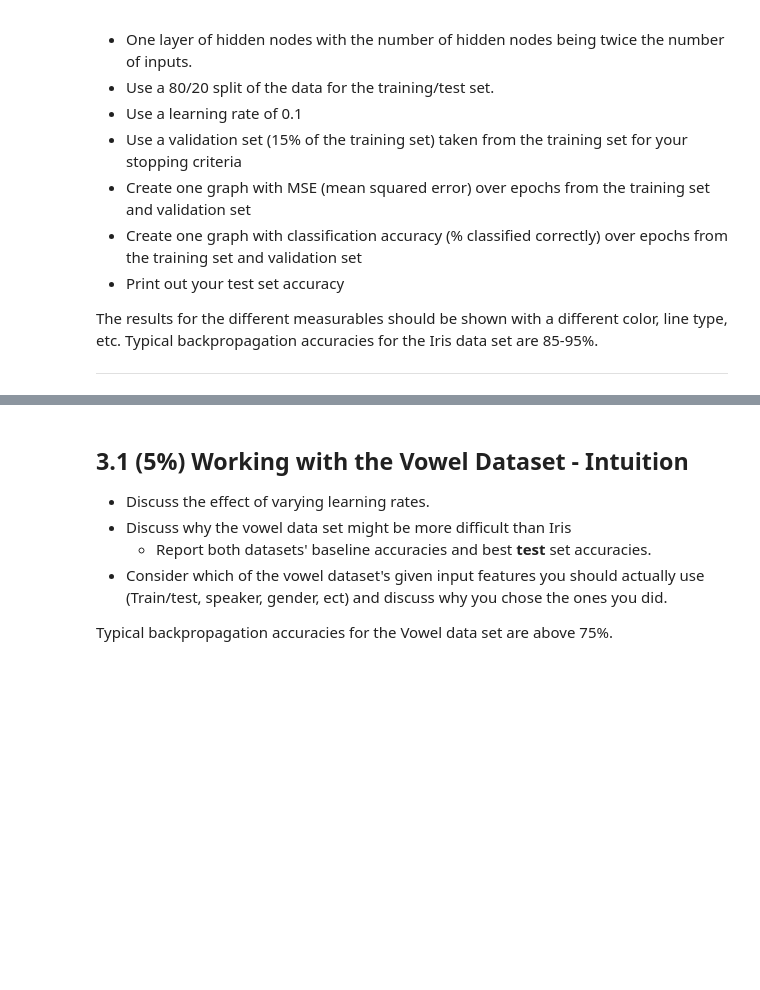
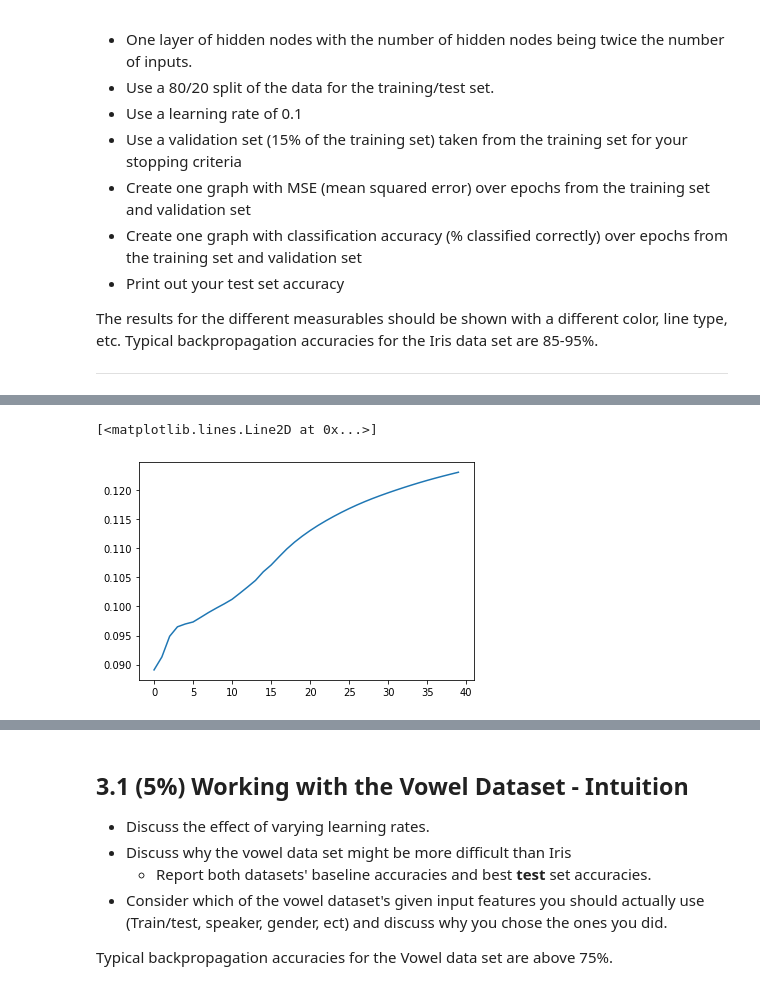
Before and after one commit to tjtyler/MachLearn_MultiLayerPerceptron_BackProp, a Jupyter notebook: lab_2_backprop.ipynb, the cells around one changed output, grey strips where cells are left out. Cells and saved outputs as stored; diff of their text form; code cells hidden in the pictures; blank space fills up the shorter version.

```diff
--- a/lab_2_backprop.ipynb
+++ b/lab_2_backprop.ipynb
@@ -689,48 +715,42 @@ If you would like you may average the results of multiple initial conditions (e.
 # %%
 # Train on each dataset
 # Load evaluation data
 raw_data = loadarff('/content/drive/MyDrive/School/CS_472_MachLearning/labs/lab2_backpropagation/data/vowel.arff')
 df_data = pd.DataFrame(raw_data[0])
 
 np_arr = df_data.to_numpy() #cast dataframe to numpy array
-np_arr[np_arr == b'Iris-setosa'] = 0
-np_arr[np_arr == b'Iris-versicolor'] = 1
-np_arr[np_arr == b'Iris-virginica'] = 2
+np_arr[np_arr == b'hid'] = 0
+np_arr[np_arr == b'hId'] = 1
+np_arr[np_arr == b'hEd'] = 2
+np_arr[np_arr == b'hAd'] = 3
+np_arr[np_arr == b'hYd'] = 4
+np_arr[np_arr == b'had'] = 5
+np_arr[np_arr == b'hOd'] = 6
+np_arr[np_arr == b'hod'] = 7
+np_arr[np_arr == b'hUd'] = 8
+np_arr[np_arr == b'hud'] = 9
+np_arr[np_arr == b'hed'] = 10
+
+np_arr = np_arr[:,3:] #remove the first three columns
 
 training_data_OG, test_data = getSplit(np_arr, .8)
 
 cutoff = np_arr.shape[1] - 1 #the index to split the X and y arrays
 
-X = np_arr[:,:cutoff]
-y_2D = np_arr[:,cutoff:]
+X = training_data_OG[:,:cutoff]
+y_2D = training_data_OG[:,cutoff:]
 
 X_testing = test_data[:,:cutoff]
 y_testing = test_data[:,cutoff:]
 
 # Train on evaluation data
-mlp = MLP(arch=[4,8,3],epochs=50,lr=0.1,momentum=0.5,shuffle=False)
-mlp.fit(X=X,y=y_2D,epochs_no_change=15,tol=0.0001,default_wts=True,scoreMSE=True,combined_array=training_data_OG)
-# Print weights
-print('Accuracy = ', mlp.score(X_testing,y_testing))
-print('MSE = ', mlp.score_mse(X_testing, y_testing))
+mlp = MLP(arch=[10,20,11],epochs=150,lr=0.1,momentum=0.5,shuffle=True)
+mlp.fit(X=X,y=y_2D,epochs_no_change=20,tol=0.001,default_wts=True,scoreMSE=True,combined_array=training_data_OG)
 
 
 xAxis = list(range(0,len(mlp.get_MSEs())))
 yAxis = mlp.get_MSEs()
 plt.plot(xAxis,yAxis,label='lr = 0.1')
-
-mlp = MLP(arch=[4,8,3],epochs=70,lr=0.05,momentum=0.5,shuffle=False)
-mlp.fit(X=X,y=y_2D,epochs_no_change=15,tol=0.0001,default_wts=True,scoreMSE=True,combined_array=training_data_OG)
-
-print('Accuracy = ', mlp.score(X_testing,y_testing))
-print('MSE = ', mlp.score_mse(X_testing, y_testing))
-
-xAxis = list(range(0,len(mlp.get_MSEs())))
-yAxis = mlp.get_MSEs()
-plt.plot(xAxis,yAxis,label='lr = 0.05')
-
-plt.title('Validation Set MSE vs. Epochs')
-plt.xlabel('Epochs')
-plt.ylabel('MSE')
-plt.legend()
-plt.show()
+# %% [output]
+[<matplotlib.lines.Line2D at 0x...>]
+[figure, added]
```
Also changed, not shown: parts of 8 cells of this notebook.
